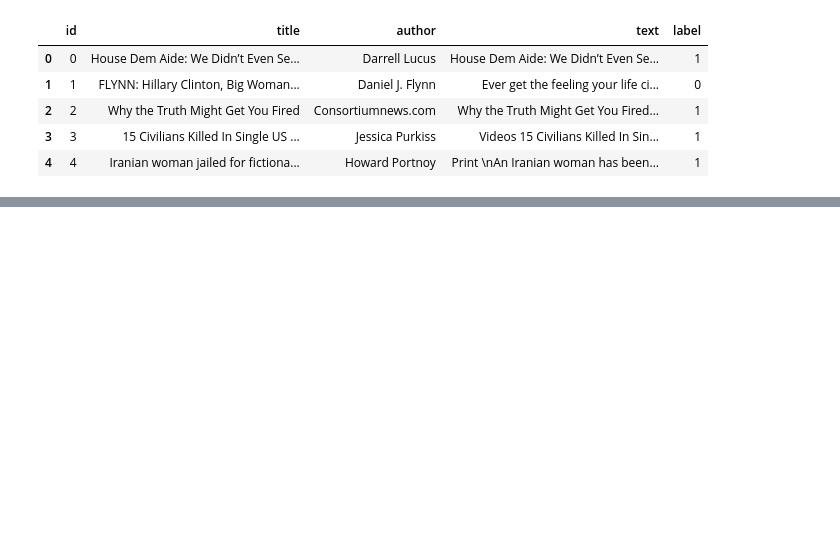
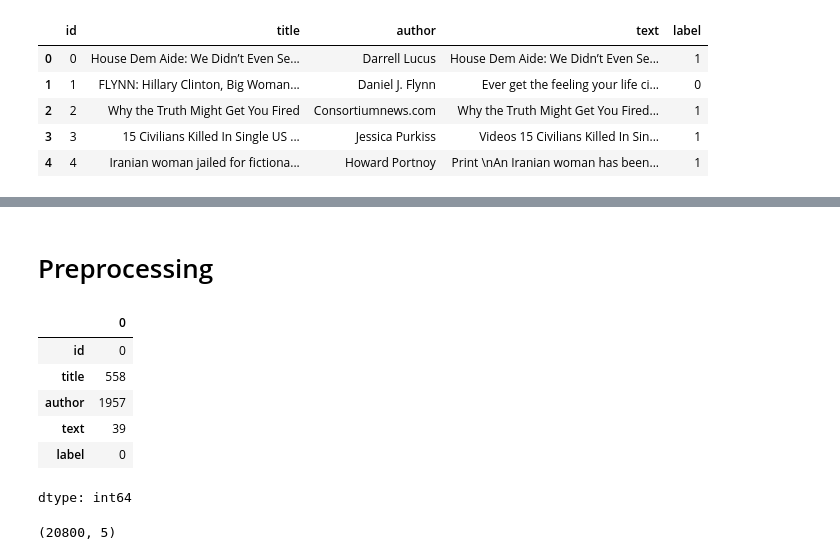
Before and after one commit to Saifullah785/Machine_Learning_Projects, a Jupyter notebook: Project_19_Fake_News_Prediction_Model/Project_19_Fake_News_Prediction_Model.ipynb, the cells around one changed output, grey strips where cells are left out. Cells and saved outputs as stored; diff of their text form; code cells hidden in the pictures; blank space fills up the shorter version.

```diff
--- a/Project_19_Fake_News_Prediction_Model/Project_19_Fake_News_Prediction_Model.ipynb
+++ b/Project_19_Fake_News_Prediction_Model/Project_19_Fake_News_Prediction_Model.ipynb
@@ -70,0 +72,16 @@ df.head()
+# %% [markdown]
+# Preprocessing
+# %%
+df.isnull().sum()
+# %% [output]
+|  | 0 |
+| id | 0 |
+| title | 558 |
+| author | 1957 |
+| text | 39 |
+| label | 0 |
+dtype: int64
+# %%
+df.shape
+# %% [output]
+(20800, 5)
```
Also changed, not shown: parts of 6 cells of this notebook.
